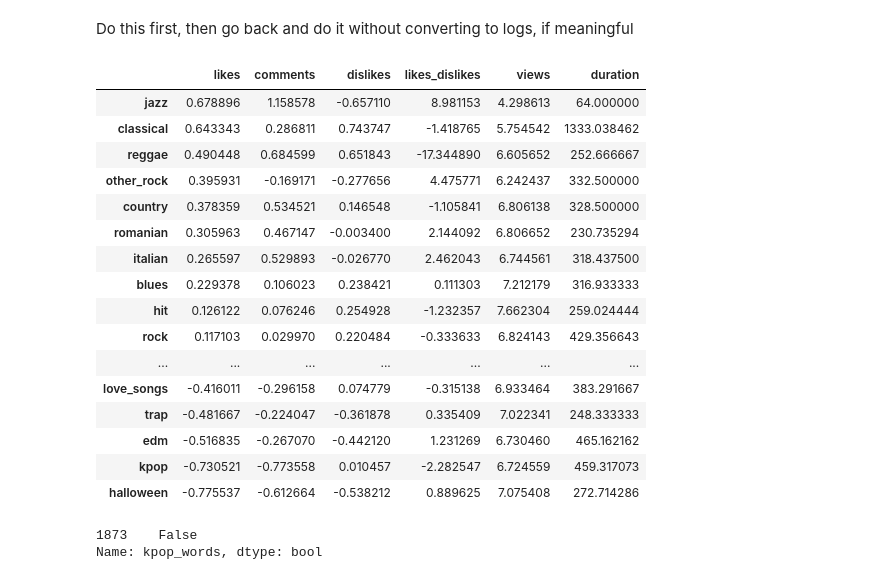
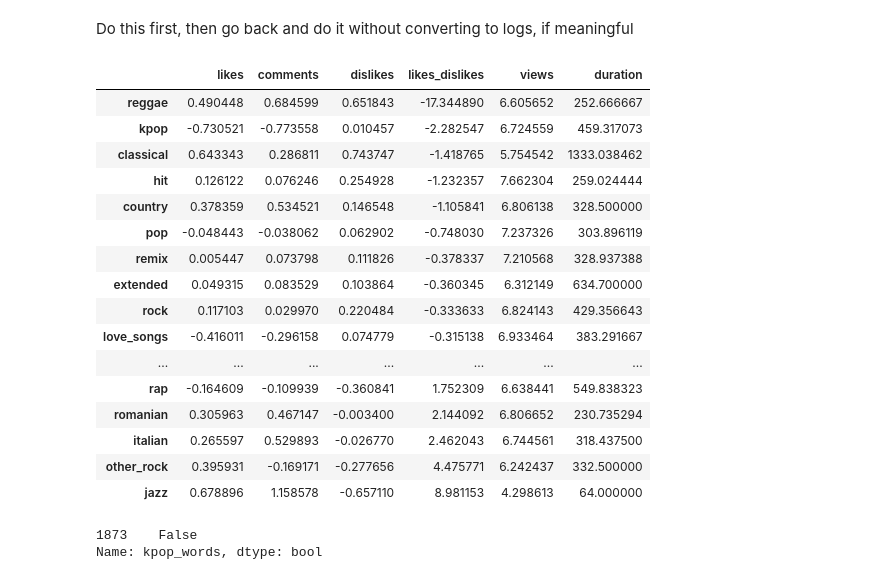
Before and after one commit to conorbarryhoke/Capstone, a Jupyter notebook: Classification_Engagement.ipynb, the cells around one changed output. Saved outputs shown, nothing was run; the diff lists cells and outputs as text; code cells hidden in the pictures.

```diff
--- a/Classification_Engagement.ipynb
+++ b/Classification_Engagement.ipynb
@@ -146,25 +146,25 @@ df_engagement = pd.concat([
 # %%
 df_engagement.columns=['likes', 'comments', 'dislikes', 'likes_dislikes', 'views', 'duration']
 # %%
-df_engagement.sort_values(by='likes', ascending=False)
+df_engagement.sort_values(by='likes_dislikes', ascending=True)
 # %% [output]
 |  | likes | comments | dislikes | likes_dislikes | views | duration |
-| jazz | 0.678896 | 1.158578 | -0.657110 | 8.981153 | 4.298613 | 64.000000 |
+| reggae | 0.490448 | 0.684599 | 0.651843 | -17.344890 | 6.605652 | 252.666667 |
+| kpop | -0.730521 | -0.773558 | 0.010457 | -2.282547 | 6.724559 | 459.317073 |
 | classical | 0.643343 | 0.286811 | 0.743747 | -1.418765 | 5.754542 | 1333.038462 |
-| reggae | 0.490448 | 0.684599 | 0.651843 | -17.344890 | 6.605652 | 252.666667 |
-| other_rock | 0.395931 | -0.169171 | -0.277656 | 4.475771 | 6.242437 | 332.500000 |
+| hit | 0.126122 | 0.076246 | 0.254928 | -1.232357 | 7.662304 | 259.024444 |
 | country | 0.378359 | 0.534521 | 0.146548 | -1.105841 | 6.806138 | 328.500000 |
+| pop | -0.048443 | -0.038062 | 0.062902 | -0.748030 | 7.237326 | 303.896119 |
+| remix | 0.005447 | 0.073798 | 0.111826 | -0.378337 | 7.210568 | 328.937388 |
+| extended | 0.049315 | 0.083529 | 0.103864 | -0.360345 | 6.312149 | 634.700000 |
+| rock | 0.117103 | 0.029970 | 0.220484 | -0.333633 | 6.824143 | 429.356643 |
+| love_songs | -0.416011 | -0.296158 | 0.074779 | -0.315138 | 6.933464 | 383.291667 |
+| ... | ... | ... | ... | ... | ... | ... |
+| rap | -0.164609 | -0.109939 | -0.360841 | 1.752309 | 6.638441 | 549.838323 |
 | romanian | 0.305963 | 0.467147 | -0.003400 | 2.144092 | 6.806652 | 230.735294 |
 | italian | 0.265597 | 0.529893 | -0.026770 | 2.462043 | 6.744561 | 318.437500 |
-| blues | 0.229378 | 0.106023 | 0.238421 | 0.111303 | 7.212179 | 316.933333 |
-| hit | 0.126122 | 0.076246 | 0.254928 | -1.232357 | 7.662304 | 259.024444 |
-| rock | 0.117103 | 0.029970 | 0.220484 | -0.333633 | 6.824143 | 429.356643 |
-| ... | ... | ... | ... | ... | ... | ... |
-| love_songs | -0.416011 | -0.296158 | 0.074779 | -0.315138 | 6.933464 | 383.291667 |
-| trap | -0.481667 | -0.224047 | -0.361878 | 0.335409 | 7.022341 | 248.333333 |
-| edm | -0.516835 | -0.267070 | -0.442120 | 1.231269 | 6.730460 | 465.162162 |
-| kpop | -0.730521 | -0.773558 | 0.010457 | -2.282547 | 6.724559 | 459.317073 |
-| halloween | -0.775537 | -0.612664 | -0.538212 | 0.889625 | 7.075408 | 272.714286 |
+| other_rock | 0.395931 | -0.169171 | -0.277656 | 4.475771 | 6.242437 | 332.500000 |
+| jazz | 0.678896 | 1.158578 | -0.657110 | 8.981153 | 4.298613 | 64.000000 |
 # %%
 df_main[df_main.title.str.contains('White Noise')].kpop_words
 # %% [output]
```
Also changed, not shown: parts of 9 cells of this notebook.
